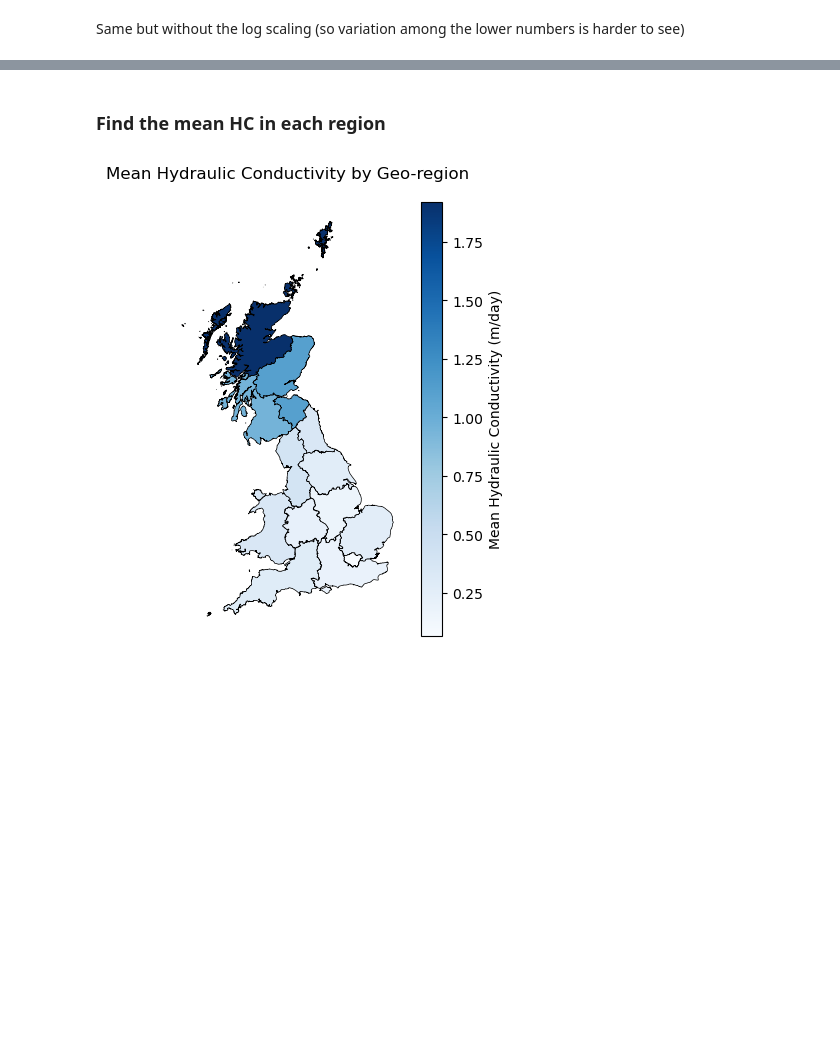
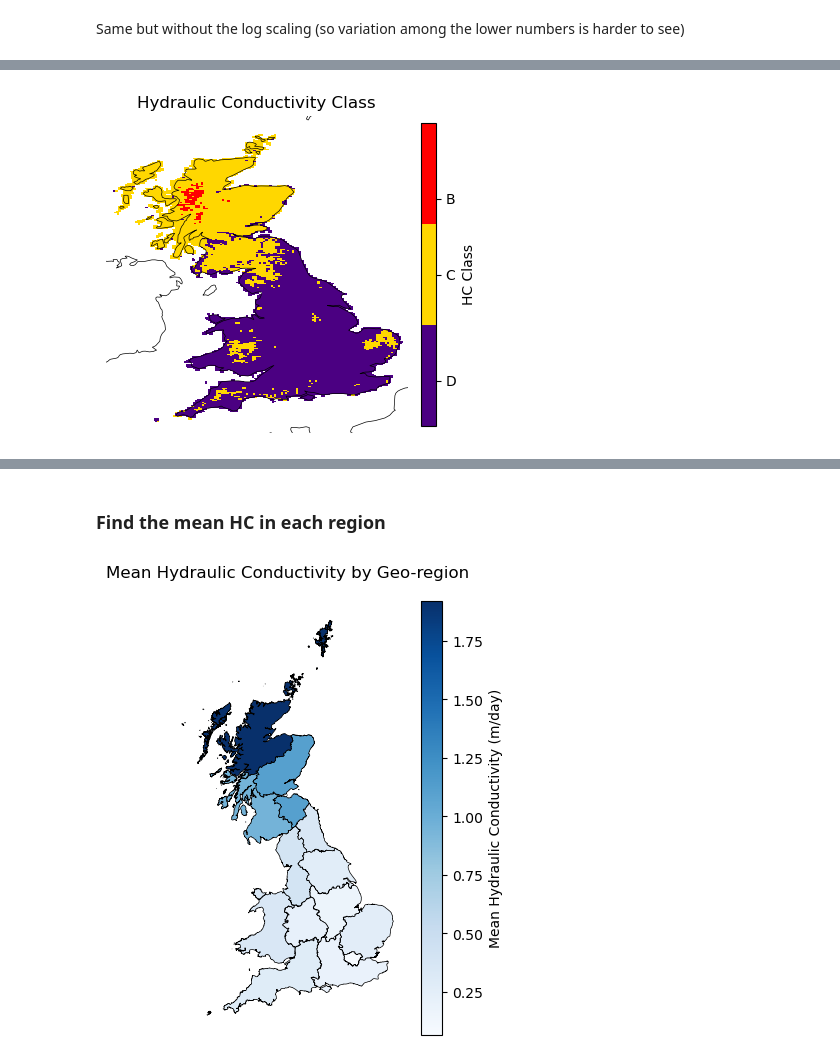
Before and after one commit to masher92/FutureFlood, a Jupyter notebook: ProcessSoilData/SoilMoistureExploration.ipynb, the cells around one changed output, grey strips where cells are left out. Cells and saved outputs as stored; diff of their text form; code cells hidden in the pictures; blank space fills up the shorter version.

```diff
--- a/ProcessSoilData/SoilMoistureExploration.ipynb
+++ b/ProcessSoilData/SoilMoistureExploration.ipynb
@@ -156,0 +198,48 @@ classified[np.isnan(hk_vals)] = np.nan
+# %%
+# Get data
+hk_vals = national_cube.data
+# hk_vals_flat = hk_vals.flatten()
+# Convert masked values to np.nan
+if np.ma.is_masked(hk_vals):
+    hk_vals = hk_vals.filled(np.nan)
+# Define class boundaries
+q1 = 0.5
+q2 = 3
+# Convert data to classes
+classified = np.digitize(hk_vals, bins=[q1, q2]).astype(float)
+classified[np.isnan(hk_vals)] = np.nan
+
+# np.unique(classified,return_counts=True)
+# (6300 +  3823 + 116)# 10239
+# 61.5, 37.3,  1.1
+# %%
+# Assign back to cube
+hc_class_cube = national_cube.copy()
+hc_class_cube.data = classified
+
+fig = plt.figure(figsize=(4, 5))
+ax = plt.axes(projection=ccrs.PlateCarree())
+ax.set_extent([-8, 2, 49.5, 60], crs=ccrs.PlateCarree())
+
+# Discrete colormap with 3 classes
+class_labels = ['D', 'C',  'B']  # adjust to your actual classes
+colors = ['indigo', 'gold',  'red']  # 3 viridis-like colors
+cmap = ListedColormap(colors)
+
+# Boundaries between the 3 classes — assumes class values are 0, 1, 2
+mesh = iplt.pcolormesh(hc_class_cube, axes=ax, cmap=cmap)
+
+ax.coastlines(resolution='50m', linewidth=0.5, color='black')
+ax.set_title('Hydraulic Conductivity Class')
+ax.set_axis_off()
+
+# Colorbar on the side, sized to match the axes, with class tick labels
+cbar = fig.colorbar(mesh, ax=ax, orientation='vertical',
+                     fraction=0.046, pad=0.04, ticks=[0.3, 1, 1.5])
+cbar.ax.set_yticklabels(class_labels)
+cbar.set_label('HC Class')
+
+plt.tight_layout()
+plt.show()
+# %% [output]
+[figure, added]
```
Also changed, not shown: parts of 16 cells of this notebook.
